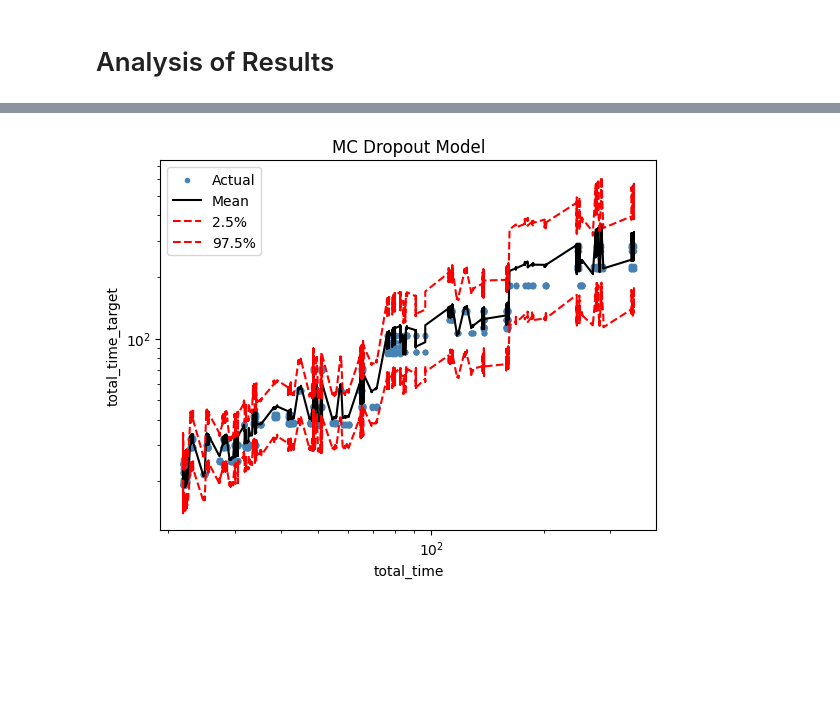
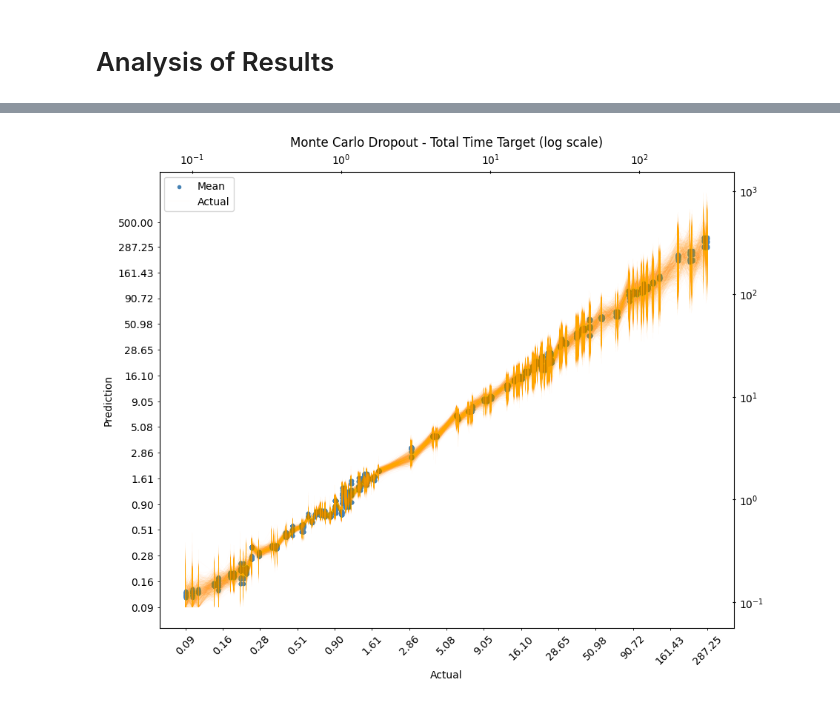
Before and after one commit to FrancoCabezasPoblete/resource-prediction-study, a Jupyter notebook: notebooks/modelMCDropout.ipynb, the cells around one changed output, grey strips where cells are left out. Cells and saved outputs as stored; diff of their text form; code cells hidden in the pictures; blank space fills up the shorter version.

```diff
--- a/notebooks/modelMCDropout.ipynb
+++ b/notebooks/modelMCDropout.ipynb
@@ -407,10 +408,0 @@ plt.show()
-# %%
-plt.scatter(test_df_og['total_time'], y_scaled_full, color="steelblue", alpha=1, marker=".")
-for i in range(runs):
-	plt.plot(test_df_og['total_time'], predictions[i], color="orange", linewidth=0.2, alpha=0.3)
-plt.xlabel("total_time")
-plt.ylabel("total_time_target")
-plt.title("MC Dropout Model")
-plt.yscale('log')
-plt.xscale('log')
-plt.show()
@@ -481,16 +409,23 @@ plt.show()
-# %%
-begin = 3*len(test_df_og)//4
-limit = 4*len(test_df_og)//4
-plt.scatter(test_df_og['total_time'].iloc[begin:limit], y_scaled_full[begin:limit], color="steelblue", alpha=1, marker=".")
-plt.plot(test_df_og['total_time'].iloc[begin:limit], np.mean(predictions[:,begin:limit], axis=0), color="black", linewidth=1.5)
-plt.plot(test_df_og['total_time'].iloc[begin:limit], np.quantile(predictions[:,begin:limit], 0.025, axis=0), color="red", linewidth=1.5, linestyle="--")
-plt.plot(test_df_og['total_time'].iloc[begin:limit], np.quantile(predictions[:,begin:limit], 0.975, axis=0), color="red", linewidth=1.5, linestyle="--")
-plt.xlabel("total_time")
-plt.ylabel("total_time_target")
-plt.title("MC Dropout Model")
-plt.legend(["Actual","Mean", "2.5%", "97.5%"])
-plt.yscale('log')
-plt.xscale('log')
-plt.show()
-# %% [output]
-[figure, removed]
+# %%
+plt.figure(figsize=(10, 8))
+plt.scatter(y_scaled_full, predictions.mean(axis=0), color="steelblue", alpha=1, marker=".")
+for i in range(runs):
+	plt.plot(y_scaled_full, predictions[i], color="orange", linewidth=0.1, alpha=0.1)
+plt.xlabel("Actual")
+plt.ylabel("Prediction")
+plt.title("Monte Carlo Dropout - Total Time Target (log scale)")
+plt.yscale('log')
+plt.xscale('log')
+bins = np.logspace(np.log10(test_df_og["total_time_target"].min()), np.log10(test_df_og["total_time_target"].max()), 15)
+plt.gca().set_xticks(bins, minor=True)
+plt.gca().set_xticklabels([f"{x:.2f}" for x in bins], minor=True, ha='center')
+plt.gca().tick_params(axis='x', which='minor', bottom=True, top=False, labelbottom=True, labeltop=False, rotation=45)
+plt.gca().tick_params(axis='x', which='major', top=True, bottom=False, labelbottom=False, labeltop=True, direction='inout')
+plt.gca().set_yticks([*bins,500], minor=True)
+plt.gca().set_yticklabels([f"{y:.2f}" for y in [*bins,500]], minor=True, ha='right')
+plt.gca().tick_params(axis='y', which='minor', left=True, right=False, labelleft=True, labelright=False)
+plt.gca().tick_params(axis='y', which='major', right=True, left=False, labelleft=False, labelright=True, direction='inout')
+plt.legend(["Mean", "Actual"])
+plt.show()
+# %% [output]
+[figure, added]
```
Also changed, not shown: parts of 11 cells of this notebook, 1 other file.
